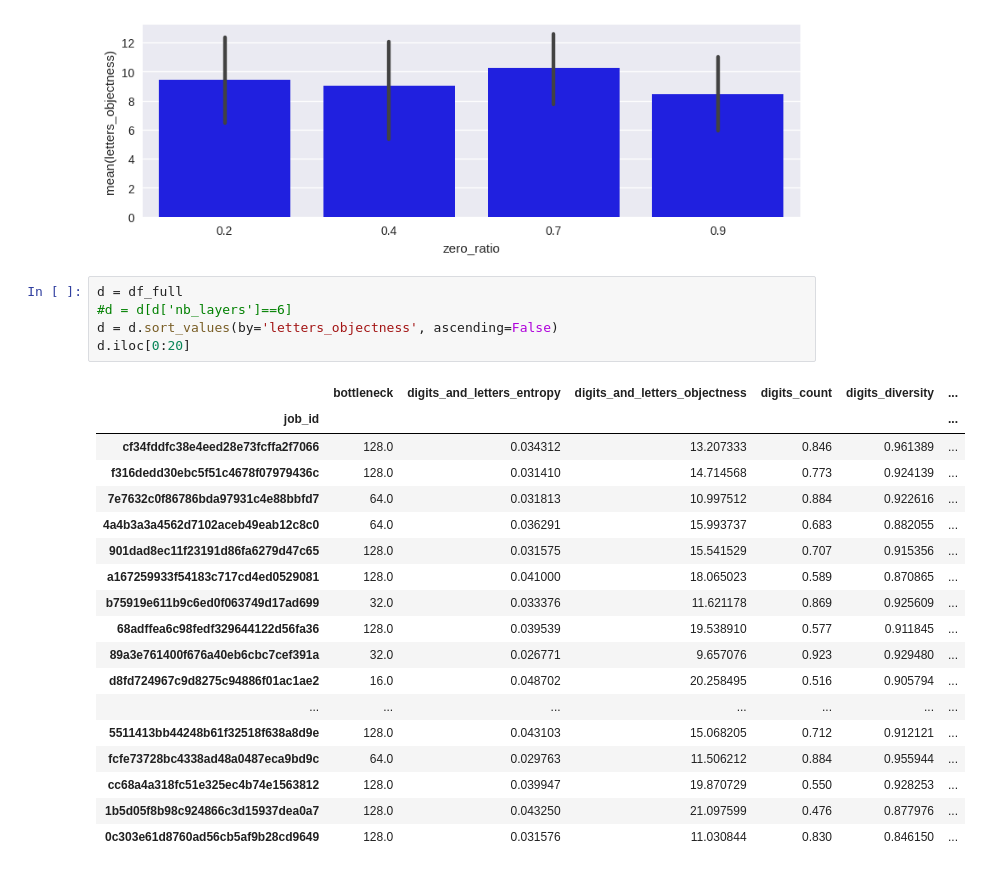
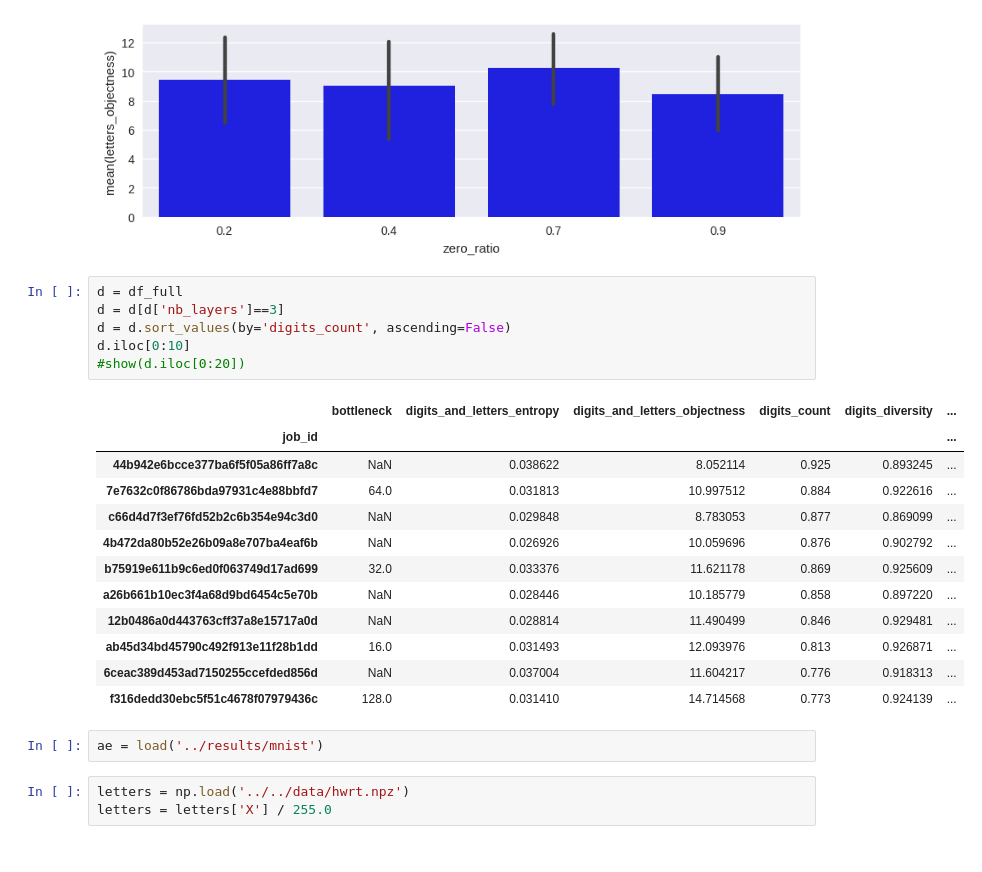
Before and after one commit to mehdidc/out_of_class, a Jupyter notebook: ae/ipynb/analysis.ipynb, the cells around one changed output. Cells and saved outputs as stored; diff of their text form.

```diff
--- a/ae/ipynb/analysis.ipynb
+++ b/ae/ipynb/analysis.ipynb
@@ -209,25 +210,25 @@ for xcol in xcols:
 [figure]
 # %%
 d = df_full
-#d = d[d['nb_layers']==6]
-d = d.sort_values(by='letters_objectness', ascending=False)
-d.iloc[0:20]
+d = d[d['nb_layers']==3]
+d = d.sort_values(by='digits_count', ascending=False)
+d.iloc[0:10]
+#show(d.iloc[0:20])
 # %% [output]
 |  | bottleneck | digits_and_letters_entropy | digits_and_letters_objectness | digits_count | digits_diversity | ... |
 | job_id |  |  |  |  |  | ... |
-| cf34fddfc38e4eed28e73fcffa2f7066 | 128.0 | 0.034312 | 13.207333 | 0.846 | 0.961389 | ... |
+| 44b942e6bcce377ba6f5f05a86ff7a8c | NaN | 0.038622 | 8.052114 | 0.925 | 0.893245 | ... |
+| 7e7632c0f86786bda97931c4e88bbfd7 | 64.0 | 0.031813 | 10.997512 | 0.884 | 0.922616 | ... |
+| c66d4d7f3ef76fd52b2c6b354e94c3d0 | NaN | 0.029848 | 8.783053 | 0.877 | 0.869099 | ... |
+| 4b472da80b52e26b09a8e707ba4eaf6b | NaN | 0.026926 | 10.059696 | 0.876 | 0.902792 | ... |
+| b75919e611b9c6ed0f063749d17ad699 | 32.0 | 0.033376 | 11.621178 | 0.869 | 0.925609 | ... |
+| a26b661b10ec3f4a68d9bd6454c5e70b | NaN | 0.028446 | 10.185779 | 0.858 | 0.897220 | ... |
+| 12b0486a0d443763cff37a8e15717a0d | NaN | 0.028814 | 11.490499 | 0.846 | 0.929481 | ... |
+| ab45d34bd45790c492f913e11f28b1dd | 16.0 | 0.031493 | 12.093976 | 0.813 | 0.926871 | ... |
+| 6ceac389d453ad7150255ccefded856d | NaN | 0.037004 | 11.604217 | 0.776 | 0.918313 | ... |
 | f316dedd30ebc5f51c4678f07979436c | 128.0 | 0.031410 | 14.714568 | 0.773 | 0.924139 | ... |
-| 7e7632c0f86786bda97931c4e88bbfd7 | 64.0 | 0.031813 | 10.997512 | 0.884 | 0.922616 | ... |
-| 4a4b3a3a4562d7102aceb49eab12c8c0 | 64.0 | 0.036291 | 15.993737 | 0.683 | 0.882055 | ... |
-| 901dad8ec11f23191d86fa6279d47c65 | 128.0 | 0.031575 | 15.541529 | 0.707 | 0.915356 | ... |
-| a167259933f54183c717cd4ed0529081 | 128.0 | 0.041000 | 18.065023 | 0.589 | 0.870865 | ... |
-| b75919e611b9c6ed0f063749d17ad699 | 32.0 | 0.033376 | 11.621178 | 0.869 | 0.925609 | ... |
-| 68adffea6c98fedf329644122d56fa36 | 128.0 | 0.039539 | 19.538910 | 0.577 | 0.911845 | ... |
-| 89a3e761400f676a40eb6cbc7cef391a | 32.0 | 0.026771 | 9.657076 | 0.923 | 0.929480 | ... |
-| d8fd724967c9d8275c94886f01ac1ae2 | 16.0 | 0.048702 | 20.258495 | 0.516 | 0.905794 | ... |
-| ... | ... | ... | ... | ... | ... | ... |
-| 5511413bb44248b61f32518f638a8d9e | 128.0 | 0.043103 | 15.068205 | 0.712 | 0.912121 | ... |
-| fcfe73728bc4338ad48a0487eca9bd9c | 64.0 | 0.029763 | 11.506212 | 0.884 | 0.955944 | ... |
-| cc68a4a318fc51e325ec4b74e1563812 | 128.0 | 0.039947 | 19.870729 | 0.550 | 0.928253 | ... |
-| 1b5d05f8b98c924866c3d15937dea0a7 | 128.0 | 0.043250 | 21.097599 | 0.476 | 0.877976 | ... |
-| 0c303e61d8760ad56cb5af9b28cd9649 | 128.0 | 0.031576 | 11.030844 | 0.830 | 0.846150 | ... |
+# %%
+ae = load('../results/mnist')
+# %%
+letters = np.load('../../data/hwrt.npz')
+letters = letters['X'] / 255.0
```
Also changed, not shown: parts of 7 cells of this notebook, 1 other file.
